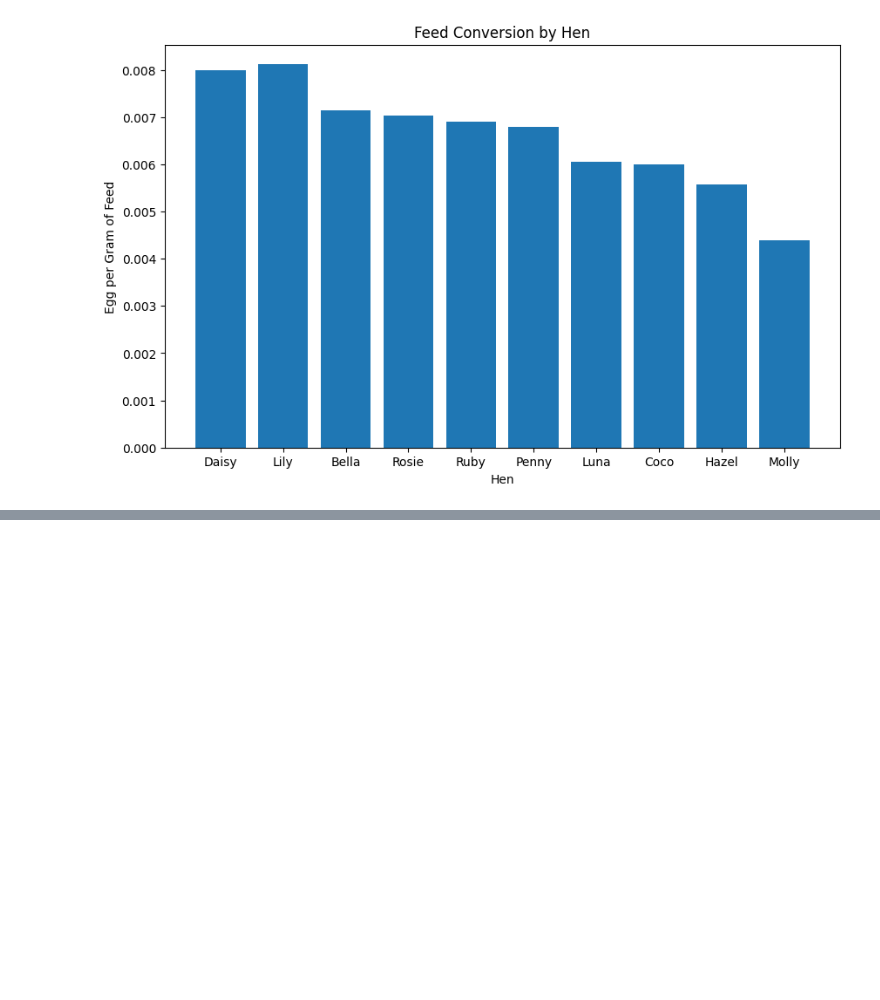
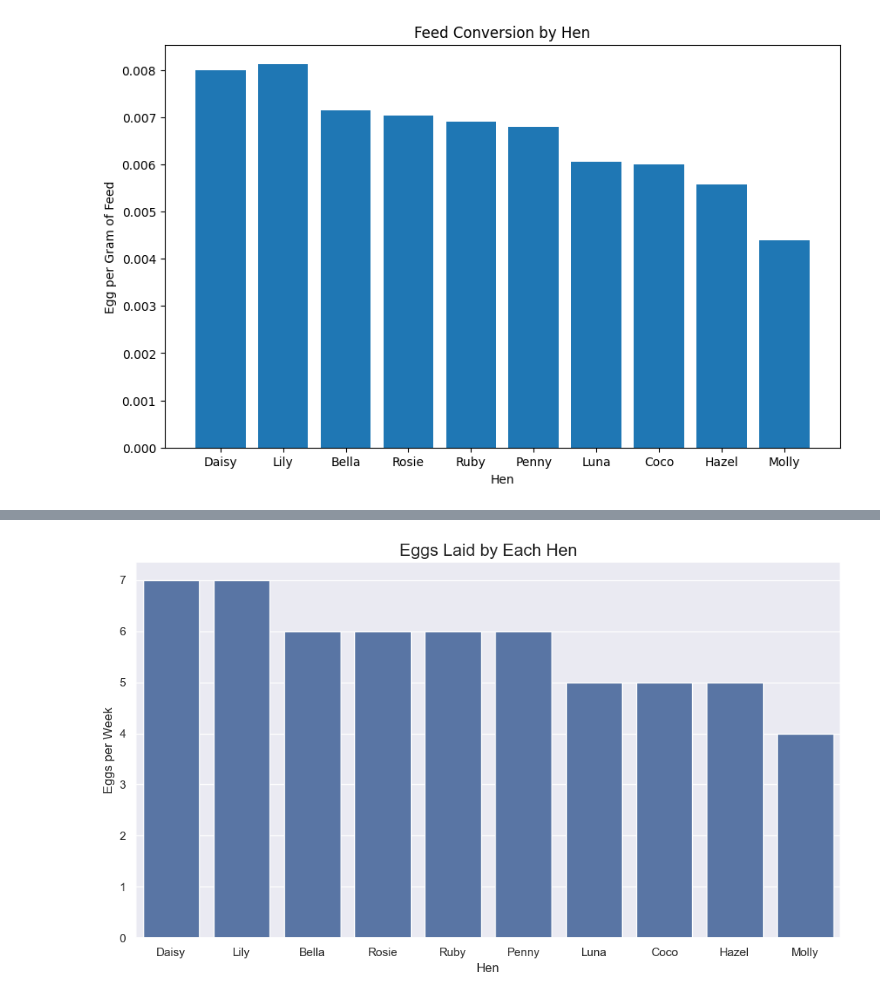
Before and after one commit to awillette89/plots-codeyou, a Jupyter notebook: plots.ipynb, the cells around one changed output, grey strips where cells are left out. Cells and saved outputs as stored; diff of their text form; code cells hidden in the pictures; blank space fills up the shorter version.

```diff
--- a/plots.ipynb
+++ b/plots.ipynb
@@ -58,0 +90,17 @@ Text(0.5, 0, 'Hen')
+# %%
+#seaborn graph of sorted eggs per week
+
+sns.set(style="darkgrid")
+
+hens = hens.sort_values(by='EggsPerWeek', ascending=False)
+plt.figure(figsize=(10,6))
+bar_plot = sns.barplot(x='HenName', y='EggsPerWeek', data=hens, dodge=False)
+
+bar_plot.set_title('Eggs Laid by Each Hen', fontsize=16)
+bar_plot.set_ylabel('Eggs per Week', fontsize=12)
+bar_plot.set_xlabel('Hen', fontsize=12)
+
+plt.tight_layout()
+plt.show()
+# %% [output]
+[figure, added]
```
Also changed, not shown: parts of 3 cells of this notebook.
